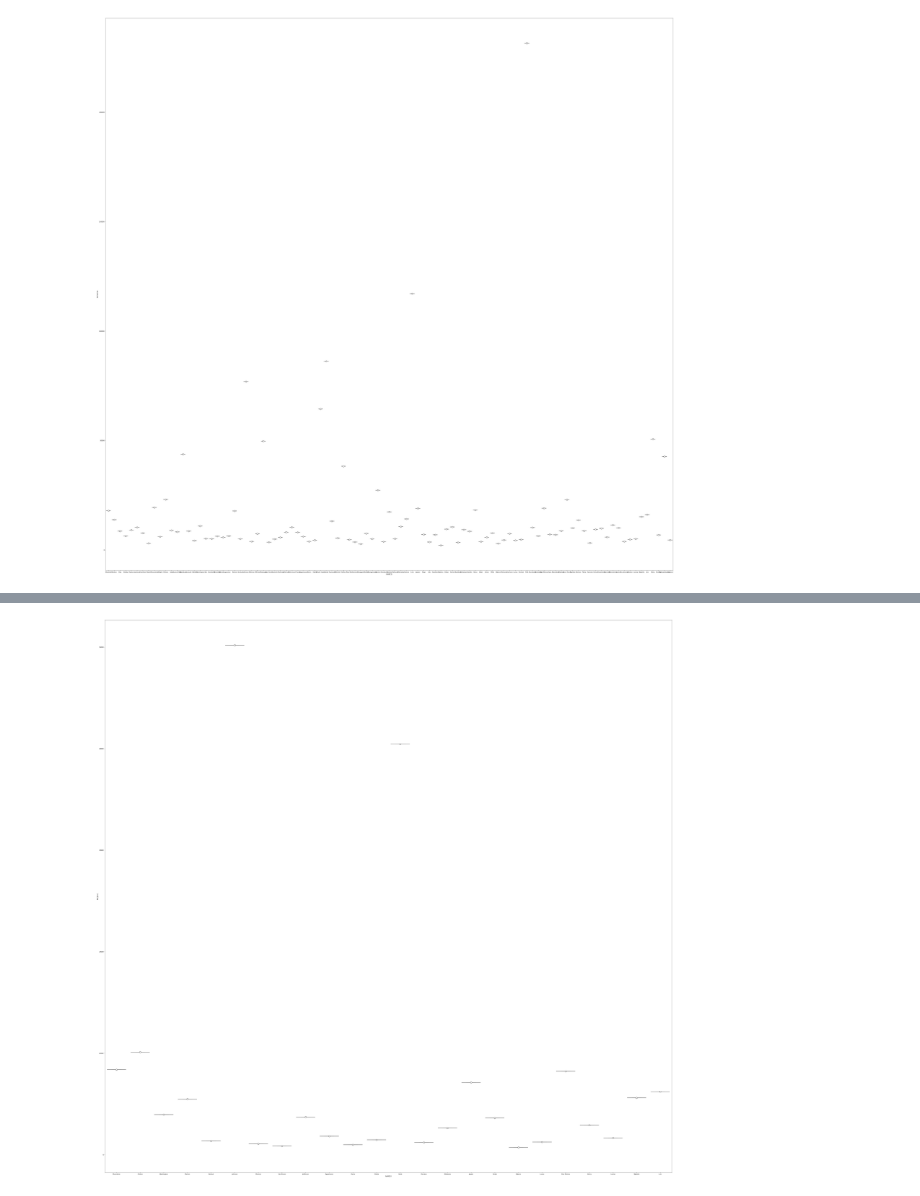
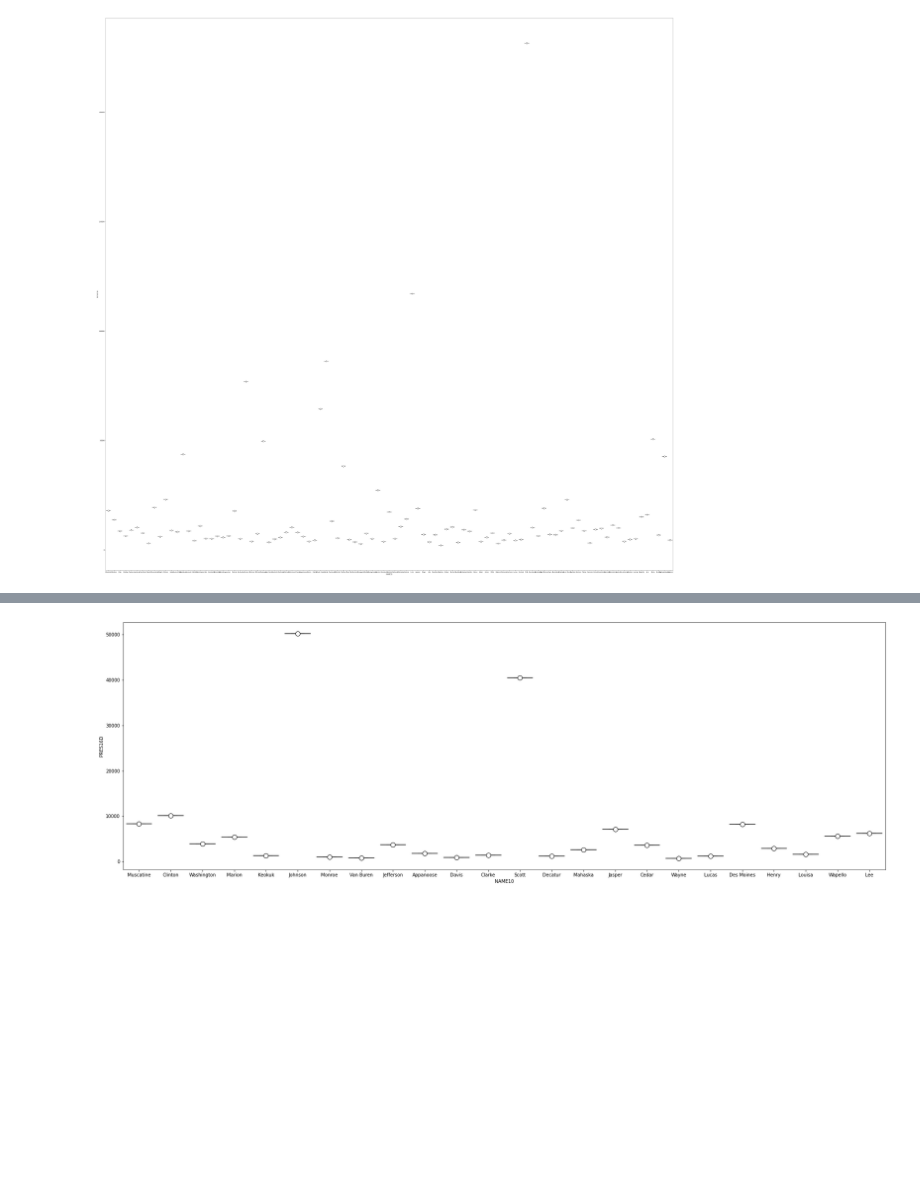
Before and after one commit to DIVYANI-DROI/Algorithmic-Redistricting, a Jupyter notebook: Iowa_BoxPlot.ipynb, the cells around one changed output, grey strips where cells are left out. Saved outputs shown, nothing was run; the diff lists cells and outputs as text; code cells hidden in the pictures; blank space fills up the shorter version.

```diff
--- a/Iowa_BoxPlot.ipynb
+++ b/Iowa_BoxPlot.ipynb
@@ -169,15 +169,15 @@ plt.show()
 # %%
 CD_2 = df.loc[df['CD'] == 2]
 x = "NAME10"
 y = "PRES16D"
-plt.figure(figsize=(70,70,))
+plt.figure(figsize=(30,10,))
 ax = sns.boxplot(x = x, y = y, data = CD_2, showmeans = True,meanprops={"marker":"o",
                        "markerfacecolor":"white",
                        "markeredgecolor":"black",
                       "markersize":"10"})
 plt.show()
 # %% [output]
-[figure, old version]
+[figure, new version]
 # %%
 CD_4 = df.loc[df['CD'] == 4]
 x = "NAME10"
```
Also changed, not shown: parts of 15 cells of this notebook.
